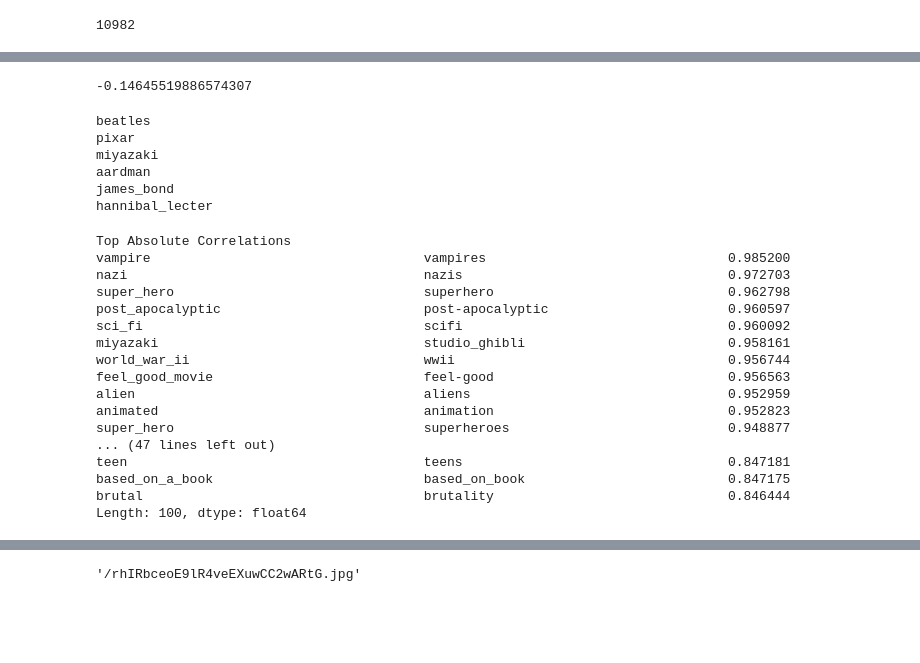
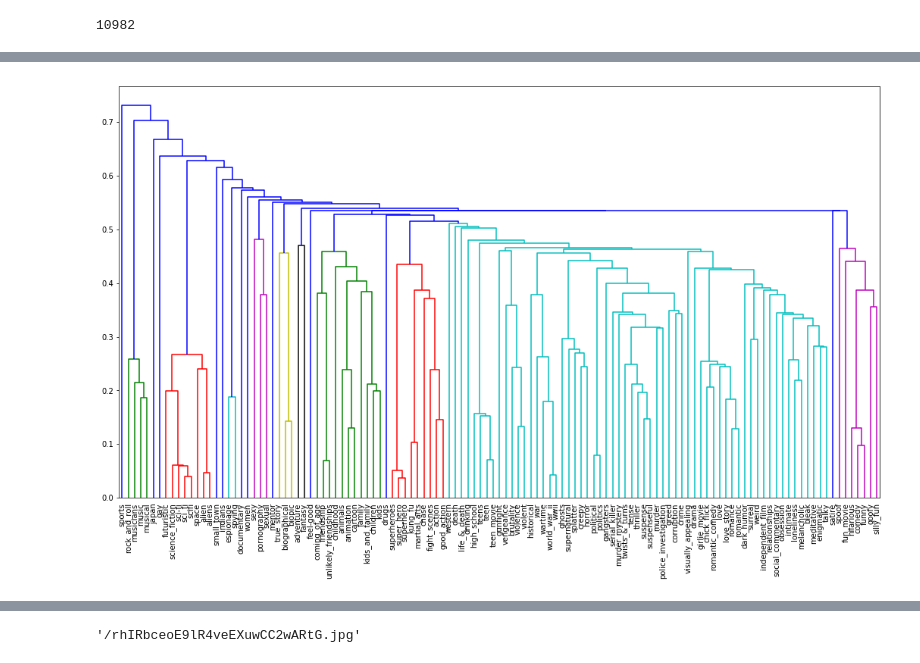
Before and after one commit to Darrkong/movie_poster_analysis, a Jupyter notebook: movie_poster_analysis.ipynb, the cells around one changed output, grey strips where cells are left out. Cells and saved outputs as stored; diff of their text form; code cells hidden in the pictures; blank space fills up the shorter version.

```diff
--- a/movie_poster_analysis.ipynb
+++ b/movie_poster_analysis.ipynb
@@ -97,55 +155,0 @@ sorted(range(len(y)), key=lambda k: y[k]*-1)
-# %%
-y.min()
-# %% [output]
--0.14645519886574307
-# %%
-print(x.columns[118])
-print(x.columns[784])
-print(x.columns[656])
-print(x.columns[14])
-print(x.columns[572])
-print(x.columns[488])
-# %% [output]
-beatles
-pixar
-miyazaki
-aardman
-james_bond
-hannibal_lecter
-# %%
-#get list of top correlated variables
-def get_redundant_pairs(df):
-    '''Get diagonal and lower triangular pairs of correlation matrix'''
-    pairs_to_drop = set()
-    cols = df.columns
-    for i in range(0, df.shape[1]):
-        for j in range(0, i+1):
-            pairs_to_drop.add((cols[i], cols[j]))
-    return pairs_to_drop
-
-def get_top_abs_correlations(df, n=5):
-    au_corr = df.corr().abs().unstack()
-    labels_to_drop = get_redundant_pairs(df)
-    au_corr = au_corr.drop(labels=labels_to_drop).sort_values(ascending=False)
-    return au_corr[0:n]
-
-print("Top Absolute Correlations")
-print(get_top_abs_correlations(x, 100))
-# %% [output]
-Top Absolute Correlations
-vampire                                   vampires                               0.985200
-nazi                                      nazis                                  0.972703
-super_hero                                superhero                              0.962798
-post_apocalyptic                          post-apocalyptic                       0.960597
-sci_fi                                    scifi                                  0.960092
-miyazaki                                  studio_ghibli                          0.958161
-world_war_ii                              wwii                                   0.956744
-feel_good_movie                           feel-good                              0.956563
-alien                                     aliens                                 0.952959
-animated                                  animation                              0.952823
-super_hero                                superheroes                            0.948877
-... (47 lines left out)
-teen                                      teens                                  0.847181
-based_on_a_book                           based_on_book                          0.847175
-brutal                                    brutality                              0.846444
-Length: 100, dtype: float64
@@ -166,0 +156,17 @@ sns.heatmap(corr, mask=mask, cmap=cmap, vmax=1, vmin = -1, center=0,
+# %%
+#get correlation matrix for each tag
+corr = genome_tags.corr()
+
+#change to distance matrix using
+corr = 1- corr
+corr.head()
+
+cond_dist = squareform(corr)
+
+Z = linkage(cond_dist)
+fig, ax = plt.subplots(figsize=(18, 10))
+g = dendrogram(Z, ax = ax, labels=corr.index)
+ax.tick_params(axis = 'x', which = 'major', labelsize = 10)
+plt.show()
+# %% [output]
+[figure, added]
```
Also changed, not shown: parts of 35 cells of this notebook.
